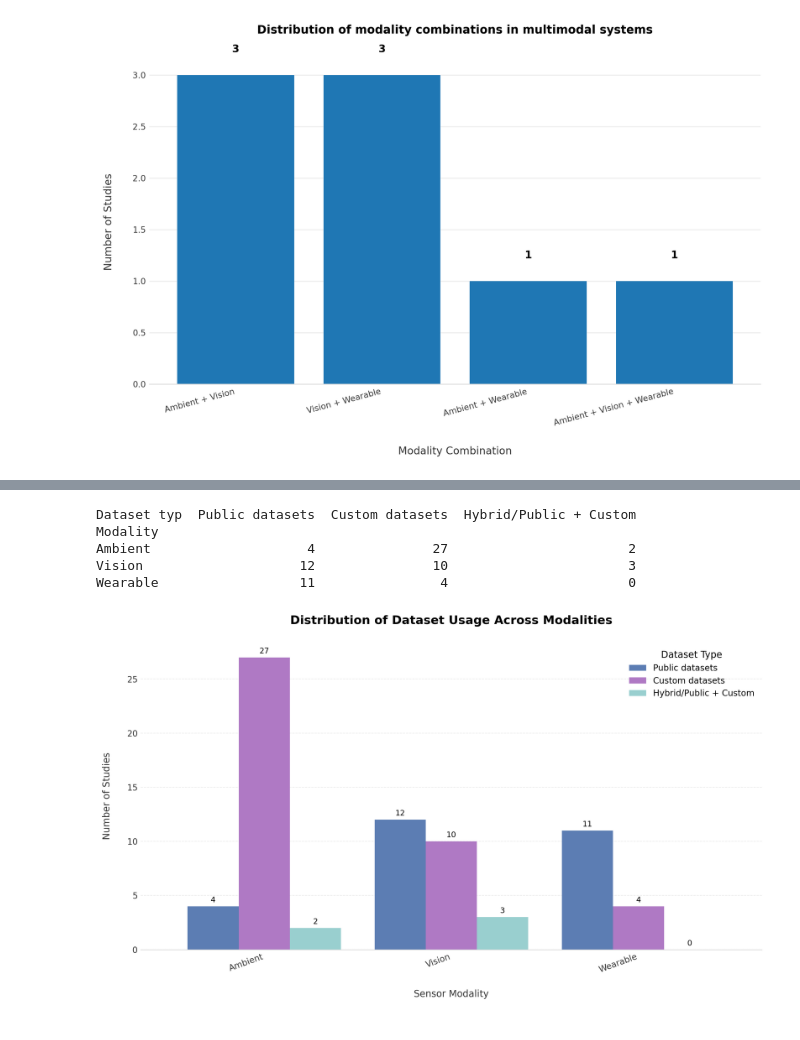
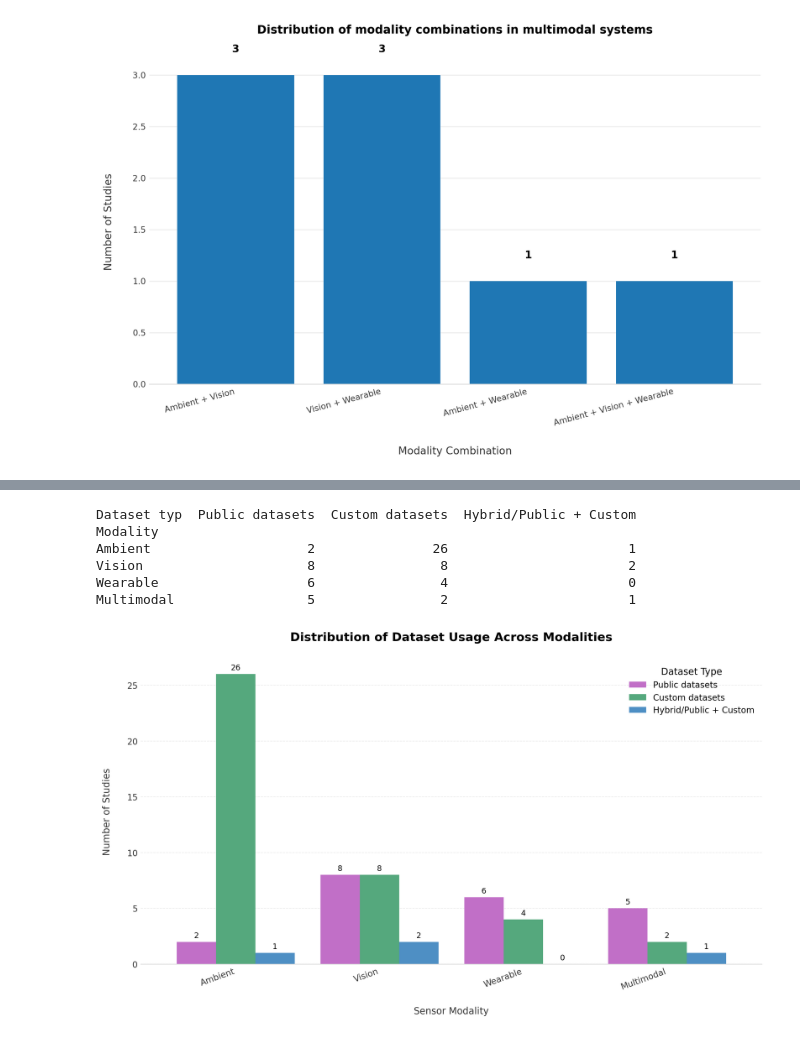
Before and after one commit to AichaNT/bachelor_thesis, a Jupyter notebook: figures.ipynb, the cells around one changed output, grey strips where cells are left out. Cells and saved outputs as stored; diff of their text form; code cells hidden in the pictures.

```diff
--- a/figures.ipynb
+++ b/figures.ipynb
@@ -994,6 +994,7 @@ import matplotlib.pyplot as plt
 # =========================================================
 # FIGURE Y
 # Distribution of dataset usage across modalities
+# with MULTIMODAL category
 # =========================================================
 
 # ---------------------------------
@@ -1027,33 +1028,34 @@ modality_dataset_df["Dataset typ"] = (
     })
 )
 
+# =========================================================
+# CREATE MODALITY CATEGORY
+# =========================================================
+
+def classify_modality(modality):
+
+    modality = str(modality).strip()
+
+    # If multiple modalities exist
+    if ";" in modality:
+        return "Multimodal"
+
+    return modality
+
 # ---------------------------------
-# Split multimodal entries
+# Apply classification
 # ---------------------------------
-expanded_rows = []
-
-for _, row in modality_dataset_df.iterrows():
-
-    modalities = [
-        m.strip()
-        for m in str(row["Sensor modality"]).split(";")
-    ]
-
-    for modality in modalities:
-
-        expanded_rows.append({
-            "Modality": modality,
-            "Dataset typ": row["Dataset typ"]
-        })
-
-expanded_df = pd.DataFrame(expanded_rows)
+modality_dataset_df["Modality"] = (
+    modality_dataset_df["Sensor modality"]
+    .apply(classify_modality)
+)
 
 # ---------------------------------
 # Count dataset type per modality
 # ---------------------------------
 modality_counts = pd.crosstab(
-    expanded_df["Modality"],
-    expanded_df["Dataset typ"]
+    modality_dataset_df["Modality"],
+    modality_dataset_df["Dataset typ"]
 )
 
 # ---------------------------------
@@ -1071,7 +1073,6 @@ modality_counts = modality_counts.reindex(
 )
 
 # ---------------------------------
-# Optional:
 # Sort modalities by total count
 # ---------------------------------
 modality_counts = modality_counts.loc[
@@ -1092,9 +1093,9 @@ fig, ax = plt.subplots(figsize=(11, 6.5))
 # Softer academic color palette
 # ---------------------------------
 colors = [
-    "#5C7DB3",   # muted blue
-    "#AF79C4",   # muted green
-    "#99CFCF"    # muted red
+    "#C16FC7",   # muted blue
+    "#55A87D",   # muted green
+    "#4E8FC4"    # muted red
 ]
 
 # ---------------------------------
@@ -1198,35 +1199,36 @@ for container in ax.containers:
 
 # ---------------------------------
 # Improve layout
 # ---------------------------------
 fig.tight_layout()
 
 # ---------------------------------
 # Create output directory
 # ---------------------------------
 Path("data/figures/litRES").mkdir(
     parents=True,
     exist_ok=True
 )
 
 # ---------------------------------
 # Save figure
 # ---------------------------------
 plt.savefig(
-    "data/figures/litRES/dataset_usage_by_modality_pretty.png",
+    "data/figures/litRES/dataset_usage_by_modality_multimodal.png",
     dpi=300,
     bbox_inches="tight",
     facecolor='white'
 )
 
 # ---------------------------------
 # Show plot
 # ---------------------------------
 plt.show()
 # %% [output]
 Dataset typ  Public datasets  Custom datasets  Hybrid/Public + Custom
 Modality
-Ambient                    4               27                       2
-Vision                    12               10                       3
-Wearable                  11                4                       0
+Ambient                    2               26                       1
+Vision                     8                8                       2
+Wearable                   6                4                       0
+Multimodal                 5                2                       1
-[figure, old version]
+[figure, new version]
```
Also changed, not shown: parts of 3 cells of this notebook, 11 other files.
